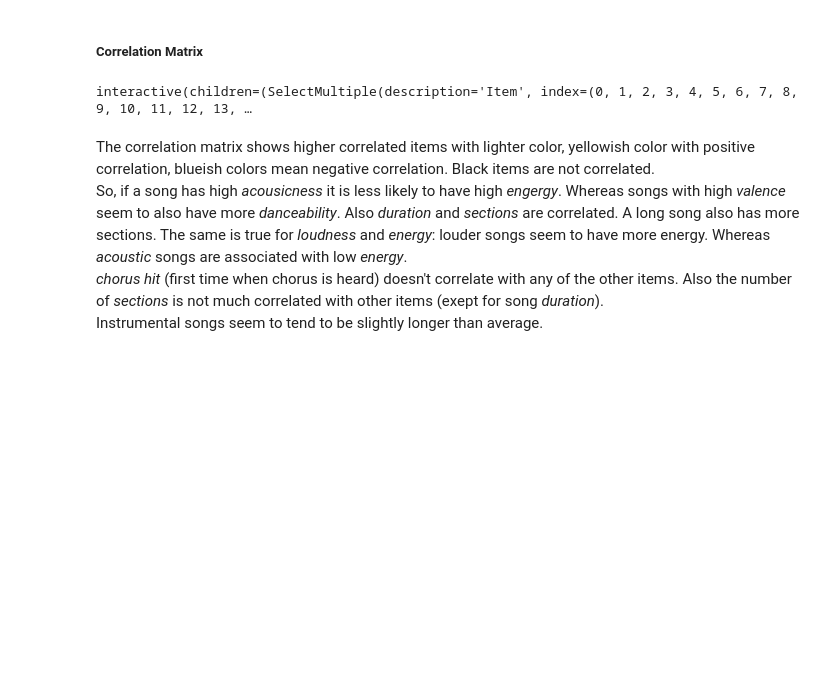
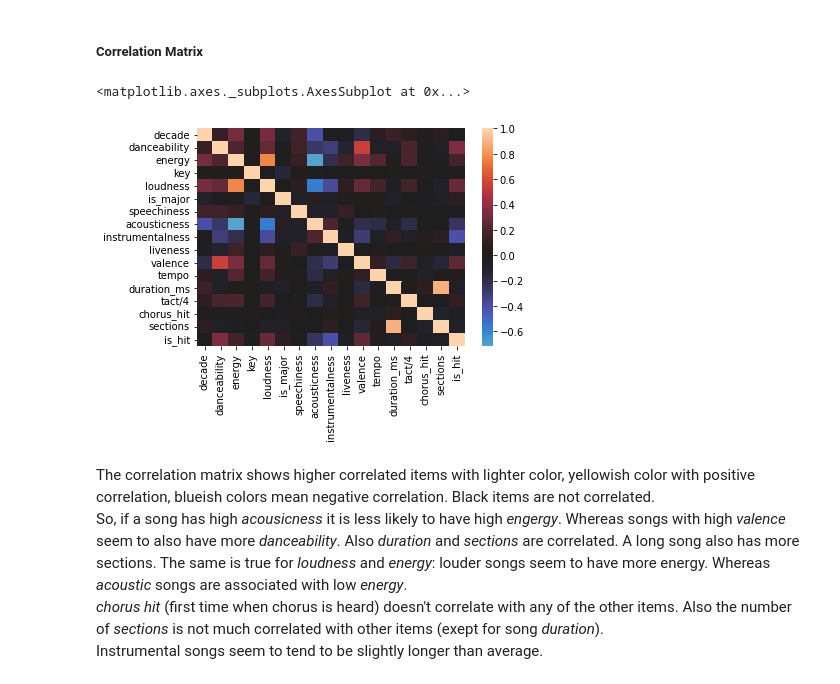
Before and after one commit to aexsi/HCC_VIS_TEAM9, a Jupyter notebook: VIS.ipynb, the cells around one changed output. Cells and saved outputs as stored; diff of their text form; code cells hidden in the pictures; blank space fills up the shorter version.

Commit message:
changed structure, interactive corr matrix moved to visual exploration

```diff
--- a/VIS.ipynb
+++ b/VIS.ipynb
@@ -128,67 +128,11 @@ A speciality are _target_ and _mode_ since these only allow values of 0 and 1 -
 There seems to be a narrow focus on _time signature_ of 4. Though a few songs also have a _time signature_ of 2.1 seconds. Songs with different _time signatures_ seem to be very rare.
 # %% [markdown]
 ##### Correlation Matrix
-# %%
-#Interactive Correlation Matrix
-from IPython.display import display
-import ipywidgets as widgets
-from ipywidgets import Layout
-import numpy as np
-import pandas as pd
-import matplotlib.pyplot as plt
-import seaborn as sb
-
-dfc = df.drop(columns=['uri','track','artist'])
-
-
-district = widgets.SelectMultiple(
-    options = dfc.columns.tolist()[1:],
-    rows = len(dfc.columns.tolist()[1:]),
-    value = dfc.columns.tolist()[1:],
-    description='Item',
-    disabled=False,
-    layout = Layout( display='flex')
-)
-
-yearitems = widgets.SelectMultiple(
-    options = dfc.decade.unique().tolist(),
-    rows = len(dfc.decade.unique().tolist()),
-    value = dfc.decade.unique().tolist(),
-    description='Decade',
-    disabled=False,
-    layout = Layout( display='flex')
-)
-
-def update(select, years):
-    #Correlation Matrix
-    pt = plt.figure(figsize=(8,6))
-
-    if len(select) > 1:
-        items = list(select)
-    else:
-        print("select more items")
-        items = list(district.options)
-
-    output = widgets.Output()
-
-
-    dfe = dfc
-    dfe = dfe[dfe.decade.isin(years)]
-    cr = dfe[items].corr()
-    mask = np.triu(np.ones_like(cr, dtype=bool))
-    cr = dfe[items].corr().mask(mask)
-    cr = cr.iloc[1:,:-1]
-    print('Year(s):', years)
-    wgt = widgets.VBox([widgets.HBox([district,yearitems]),output])
-    display( wgt )
-    with output:
-        sb.heatmap( cr, center=0 )
-
-
-wgts = widgets.interactive( update, select=district, years=yearitems )
-display( wgts )
-# %% [output]
-interactive(children=(SelectMultiple(description='Item', index=(0, 1, 2, 3, 4, 5, 6, 7, 8, 9, 10, 11, 12, 13, …
+# %%
+sb.heatmap( df.corr(), center=0 )
+# %% [output]
+<matplotlib.axes._subplots.AxesSubplot at 0x...>
+[figure, added]
 # %% [markdown]
 The correlation matrix shows higher correlated items with lighter color, yellowish color with positive correlation, blueish colors mean negative correlation. Black items are not correlated.
 <br>
```
Also changed, not shown: parts of 1 cell of this notebook.
